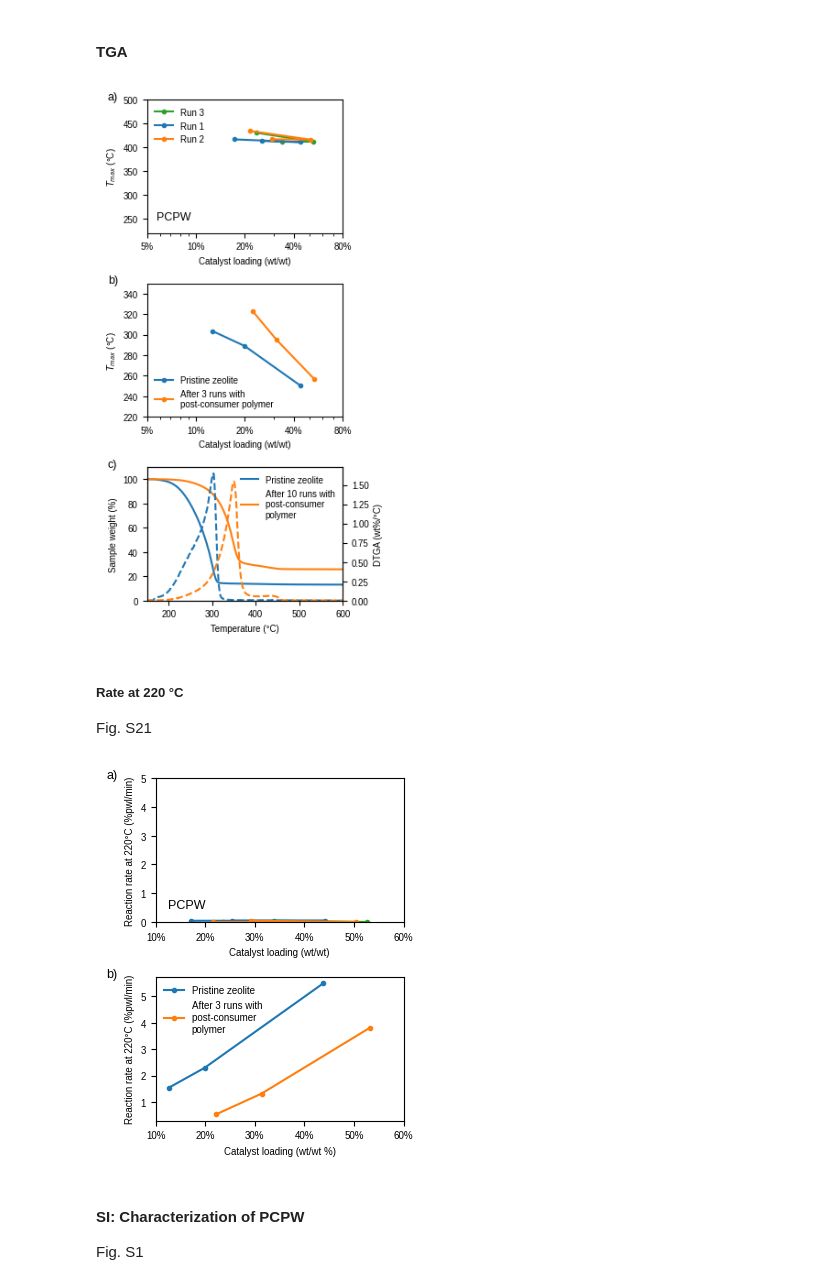
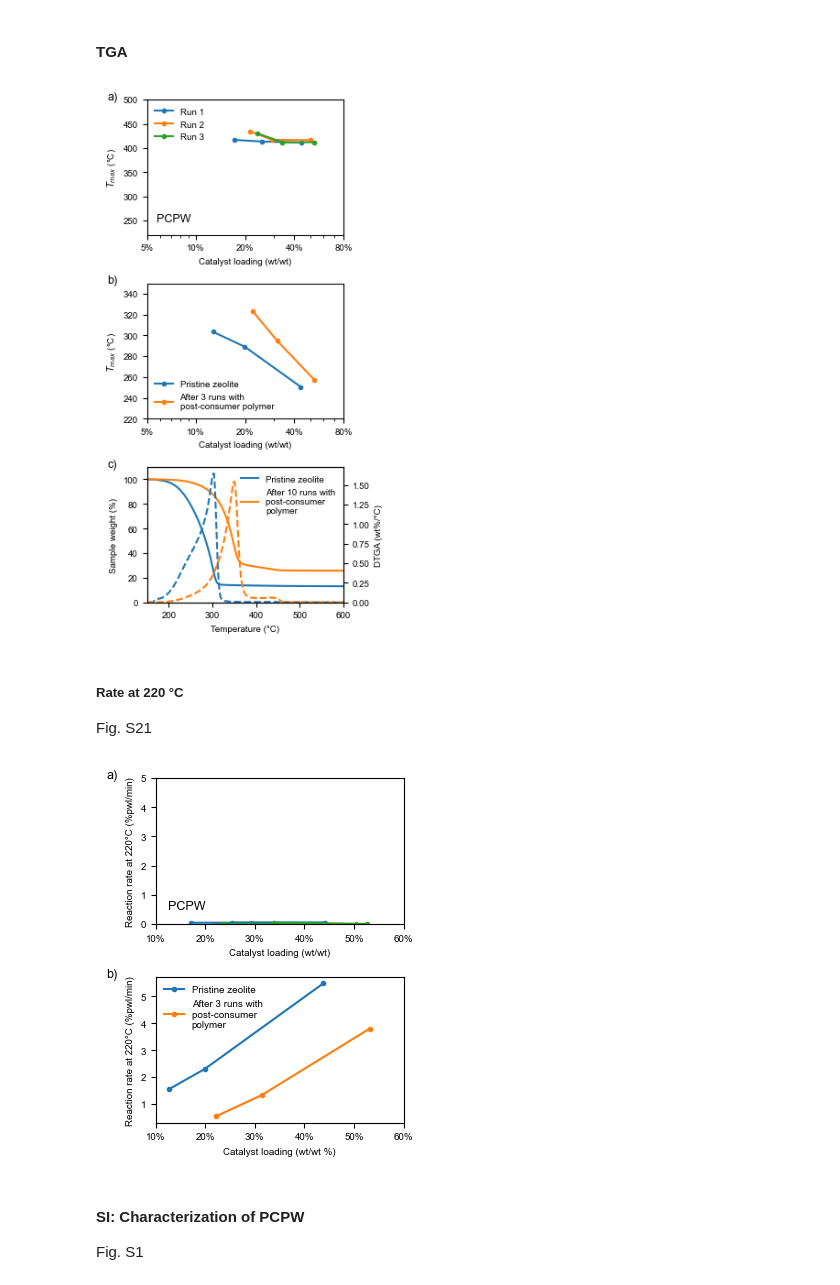
Before and after one commit to MyonicS/Manuscript_Impurities_2025, a Jupyter notebook: Impurities_notebook.ipynb, the cells around one changed output. Saved outputs shown, nothing was run; the diff lists cells and outputs as text; code cells hidden in the pictures.

```diff
--- a/Impurities_notebook.ipynb
+++ b/Impurities_notebook.ipynb
@@ -1364,8 +1353,10 @@ for i, num in enumerate(sel_exp_nums):
     ax = axs[i]
     exp = tga_experiments[get_index_from_num(num, tga_experiments)]
     df = pd.read_csv(os.path.join(resultdir,'TGA', 'Results_full_'+exp+'.csv'))
+    df = df.sort_values('num_run')
     for run in df['num_run'].unique():
         df_run = df[df['num_run'] == run]
+        df_run = df_run.sort_values('num_loading')
         ax.plot(df_run['cat_weight']/df_run['polymer_weight']*100,df_run['Tmax'],'o-',markersize=3, color=color_dict[run],label='Run ' + str(run))
 
     #Formatting
@@ -1865,8 +1858,10 @@ for i, num in enumerate(sel_exp_nums):
         ax = axs[1,1]
     exp = tga_experiments[get_index_from_num(num, tga_experiments)]
     df = pd.read_csv(os.path.join(resultdir,'TGA', 'Results_full_'+exp+'.csv'))
+    df = df.sort_values('num_run')
     for run in df['num_run'].unique():
         df_run = df[df['num_run'] == run]
+        df_run = df_run.sort_values('num_loading')
         ax.plot(df_run['cat_weight']/df_run['polymer_weight']*100,df_run['Tmax'],'o-',markersize=3, color=color_dict[run],label='Run ' + str(run))
     #Formatting
     ax.set_xscale('log')
@@ -2222,8 +2217,10 @@ ax = axs[0]
 exp = tga_experiments[get_index_from_num(24, tga_experiments)]
 
 df = pd.read_csv(os.path.join(resultdir,'TGA', 'Results_full_'+exp+'.csv'))
+df = df.sort_values('num_run')
 for run in df['num_run'].unique():
     df_run = df[df['num_run'] == run]
+    df_run = df_run.sort_values('num_loading')
     ax.plot(df_run['cat_weight']/df_run['polymer_weight']*100,df_run['Tmax'],'o-',markersize=3, color=color_dict[run],label='Run ' + str(run))
 
 #Formatting
@@ -2250,6 +2247,7 @@ exp = tga_experiments[get_index_from_num(30, tga_experiments)]
 df = pd.read_csv(os.path.join(resultdir,'TGA', 'Results_full_'+exp+'.csv'))
 run = 1
 df_run = df[df['num_run'] == run]
+df_run = df_run.sort_values('num_loading')
 ax.plot(df_run['cat_weight']/df_run['polymer_weight']*100,df_run['Tmax'],'o-',markersize=3, color=color_dict[run],label='Pristine zeolite')
 
 
@@ -2283,34 +2281,34 @@ path_post_consumer_PP = os.path.join(data_dir, 'tga', '028_NF_1_PP1-004_All_HL_S
 just_PP = tga.parse_txt(path_justPP, exp_type='pyro',calculate_DTGA=True).cracking()
 pvc_PP = tga.parse_txt(path_post_consumer_PP, exp_type='pyro',calculate_DTGA=True).cracking()
 
 # test_path = 'C:/Users/Rejma001/OneDrive - Universiteit Utrecht/Students/Nasrin/data/tga/test/NF_TGA_001_Real waste p_001_0001.txt'
 # test = tga.parse_txt(test_path, type='pyro',calculate_DTGA=True).cracking()
 ax1 = axs[2]
 ax2 = ax1.twinx()
 
 ax1.plot(just_PP['Sample Temp.'],just_PP['rel_weight_twl']*100,label='Pristine zeolite',color='C0')
 ax2.plot(just_PP['Sample Temp.'],just_PP['DTGA_twl']*100,color='C0', linestyle='dashed')
 ax1.plot(pvc_PP['Sample Temp.'],pvc_PP['rel_weight_twl']*100,label='After 10 runs with\npost-consumer \npolymer',color='C1')
 ax2.plot(pvc_PP['Sample Temp.'],pvc_PP['DTGA_twl']*100,color='C1', linestyle='dashed')
 
 ax1.set_xlabel('Temperature (°C)')
 ax1.set_ylabel('Sample weight (%)')
 ax2.set_ylabel('DTGA (wt%/°C)')
 ax1.legend(frameon=False)
 
 ax1.set_xlim(150,600)
 ax1.set_ylim(0,110)
 ax2.set_ylim(0,)
 
 
 for i, ax in enumerate(axs.flatten()):
     ax.text(-0.2, 1.0, chr(97+i)+')', transform=ax.transAxes, fontsize=9)
 
 plt.tight_layout()
 plt.savefig(os.path.join(figdir, 'Fig_Post_consumer.svg'), transparent=True)
 plt.show()
 # %% [output]
-[figure, old version]
+[figure, new version]
 # %% [markdown]
 ##### Rate at 220 °C
 Fig. S21
@@ -2385,7 +2383,7 @@ for i, ax in enumerate(axs.flatten()):
 plt.tight_layout()
 plt.savefig(os.path.join(figdir_SI, 'Fig_5_absolute_rates_postconsumer.svg'), transparent=True)
 # %% [output]
-[figure, old version]
+[figure, new version]
 # %% [markdown]
 #### SI: Characterization of PCPW
 Fig. S1
```
Also changed, not shown: parts of 30 cells of this notebook, 1 other file.
